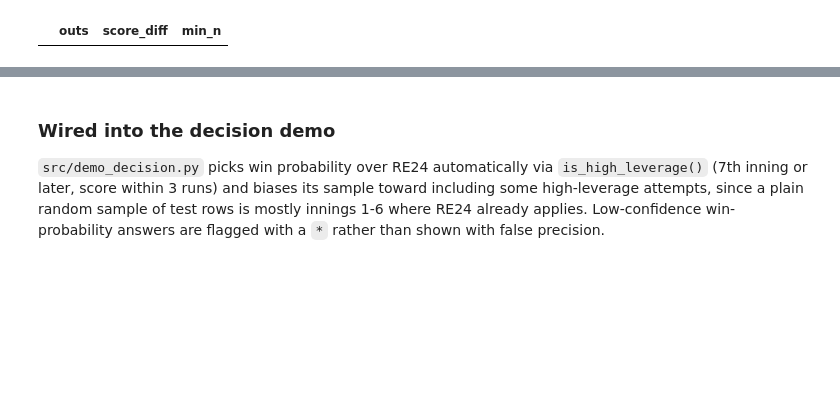
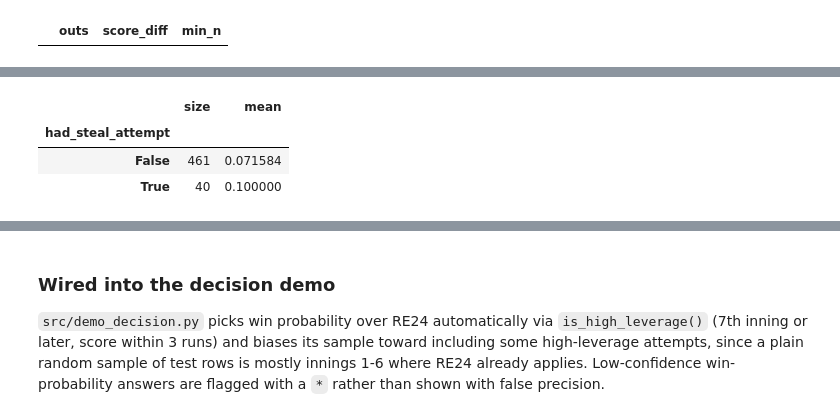
Before and after one commit to ethanhershman/base-steal-model, a Jupyter notebook: notebooks/eda.ipynb, the cells around one changed output, grey strips where cells are left out. Saved outputs shown, nothing was run; the diff lists cells and outputs as text; code cells hidden in the pictures; blank space fills up the shorter version.

```diff
--- a/notebooks/eda.ipynb
+++ b/notebooks/eda.ipynb
@@ -1253,0 +1302,57 @@ low-confidence cells: 0 / 21
+# %%
+import sys, csv, glob, re
+from src.retrosheet_parser import GameState, base_code, update_state
+
+STEAL_RE = re.compile(r"(SB|CS|POCS)([23H])")
+results = []  # (had_steal_attempt_next, batting_team_won)
+
+for data_dir in wp_dirs:
+    for path in sorted(glob.glob(data_dir + "/*.EV*")):
+        gs = GameState()
+        pending = []
+        with open(path, newline="") as fh:
+            rows_raw = list(csv.reader(fh))
+        for rec in rows_raw:
+            if not rec:
+                continue
+            tag = rec[0]
+            if tag == "id":
+                if pending:
+                    fv, fh_ = gs.score
+                    if fv != fh_:
+                        won = int(fh_ > fv)
+                        results.extend((p, won) for p in pending)
+                gs = GameState(game_id=rec[1])
+                pending = []
+            elif tag == "radj":
+                gs.pending_radj.append((rec[1], int(rec[2])))
+            elif tag in ("start", "sub"):
+                pass
+            elif tag == "play":
+                inning, half, batter = int(rec[1]), int(rec[2]), rec[3]
+                event = rec[6] if len(rec) > 6 else ""
+                gs.new_half_inning(inning, half)
+                if gs.pending_radj:
+                    for pid, b in gs.pending_radj:
+                        gs.bases[b] = pid
+                    gs.pending_radj = []
+                defense = 1 - half
+                is_target_state = (inning >= 9 and half == 1 and gs.outs == 2 and
+                                   base_code(gs.bases) == "1__" and
+                                   (gs.score[half] - gs.score[defense]) == -1)
+                if is_target_state:
+                    pending.append(bool(STEAL_RE.search(event)))
+                update_state(event, gs, batter)
+        if pending:
+            fv, fh_ = gs.score
+            if fv != fh_:
+                won = int(fh_ > fv)
+                results.extend((p, won) for p in pending)
+
+selection_df = pd.DataFrame(results, columns=["had_steal_attempt", "won"])
+selection_df.groupby("had_steal_attempt")["won"].agg(["size", "mean"])
+# %% [output]
+|  | size | mean |
+| had_steal_attempt |  |  |
+| False | 461 | 0.071584 |
+| True | 40 | 0.100000 |
```
Also changed, not shown: parts of 8 cells of this notebook, 3 other files.
